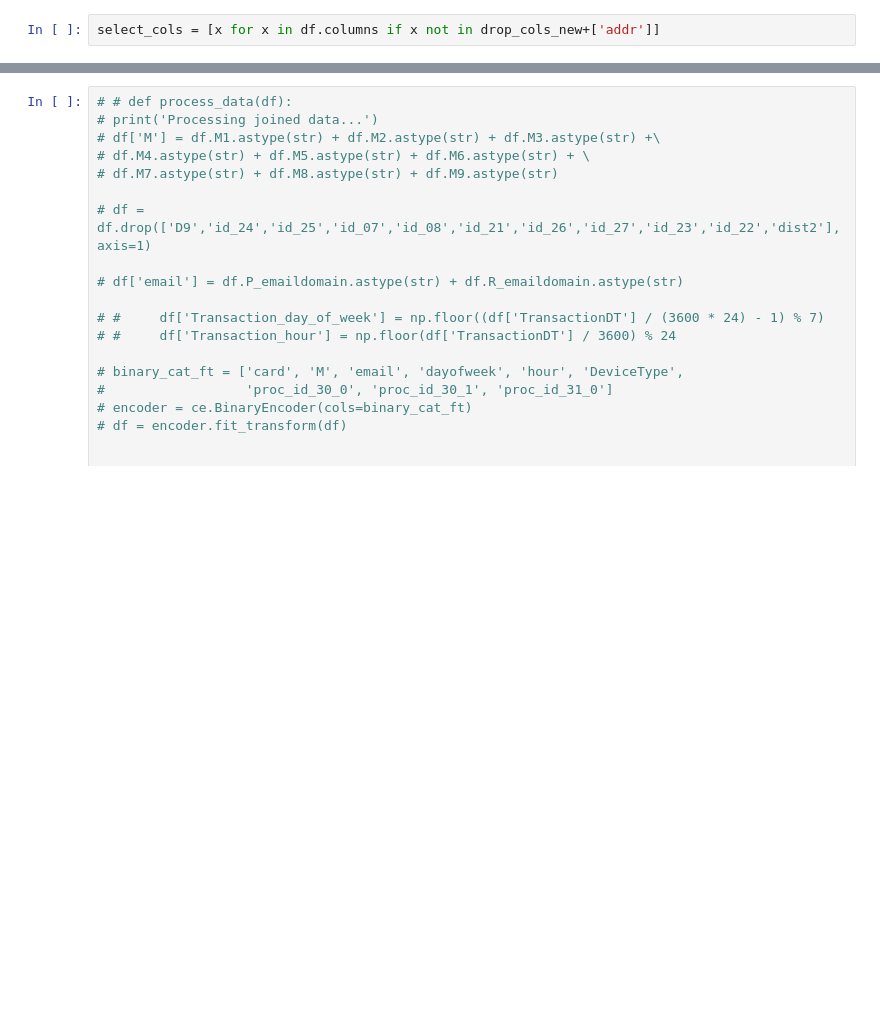
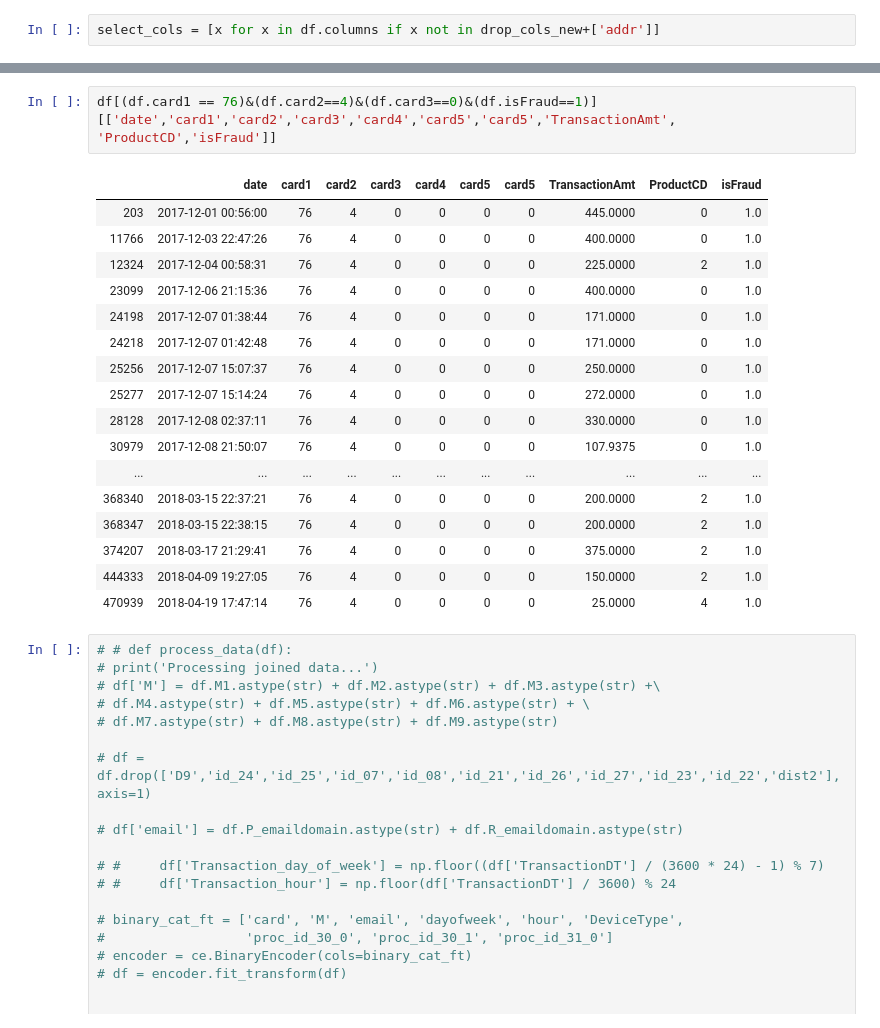
Before and after one commit to rodgomrod/kaggle_ieee_fraud, a Jupyter notebook: feature_engineering.ipynb, the cells around one changed output, grey strips where cells are left out. Saved outputs shown, nothing was run; the diff lists cells and outputs as text; blank space fills up the shorter version.

```diff
--- a/feature_engineering.ipynb
+++ b/feature_engineering.ipynb
@@ -684,3 +530,23 @@ for i in range(14):
+# %%
+df[(df.card1 == 76)&(df.card2==4)&(df.card3==0)&(df.isFraud==1)][['date','card1','card2','card3','card4','card5','card5','TransactionAmt', 'ProductCD','isFraud']]
+# %% [output]
+|  | date | card1 | card2 | card3 | card4 | card5 | card5 | TransactionAmt | ProductCD | isFraud |
+| 203 | 2017-12-01 00:56:00 | 76 | 4 | 0 | 0 | 0 | 0 | 445.0000 | 0 | 1.0 |
+| 11766 | 2017-12-03 22:47:26 | 76 | 4 | 0 | 0 | 0 | 0 | 400.0000 | 0 | 1.0 |
+| 12324 | 2017-12-04 00:58:31 | 76 | 4 | 0 | 0 | 0 | 0 | 225.0000 | 2 | 1.0 |
+| 23099 | 2017-12-06 21:15:36 | 76 | 4 | 0 | 0 | 0 | 0 | 400.0000 | 0 | 1.0 |
+| 24198 | 2017-12-07 01:38:44 | 76 | 4 | 0 | 0 | 0 | 0 | 171.0000 | 0 | 1.0 |
+| 24218 | 2017-12-07 01:42:48 | 76 | 4 | 0 | 0 | 0 | 0 | 171.0000 | 0 | 1.0 |
+| 25256 | 2017-12-07 15:07:37 | 76 | 4 | 0 | 0 | 0 | 0 | 250.0000 | 0 | 1.0 |
+| 25277 | 2017-12-07 15:14:24 | 76 | 4 | 0 | 0 | 0 | 0 | 272.0000 | 0 | 1.0 |
+| 28128 | 2017-12-08 02:37:11 | 76 | 4 | 0 | 0 | 0 | 0 | 330.0000 | 0 | 1.0 |
+| 30979 | 2017-12-08 21:50:07 | 76 | 4 | 0 | 0 | 0 | 0 | 107.9375 | 0 | 1.0 |
+| ... | ... | ... | ... | ... | ... | ... | ... | ... | ... | ... |
+| 368340 | 2018-03-15 22:37:21 | 76 | 4 | 0 | 0 | 0 | 0 | 200.0000 | 2 | 1.0 |
+| 368347 | 2018-03-15 22:38:15 | 76 | 4 | 0 | 0 | 0 | 0 | 200.0000 | 2 | 1.0 |
+| 374207 | 2018-03-17 21:29:41 | 76 | 4 | 0 | 0 | 0 | 0 | 375.0000 | 2 | 1.0 |
+| 444333 | 2018-04-09 19:27:05 | 76 | 4 | 0 | 0 | 0 | 0 | 150.0000 | 2 | 1.0 |
+| 470939 | 2018-04-19 17:47:14 | 76 | 4 | 0 | 0 | 0 | 0 | 25.0000 | 4 | 1.0 |
 # %%
 # # def process_data(df):
 # print('Processing joined data...')
```
Also changed, not shown: parts of 76 cells of this notebook, 3 other files.
